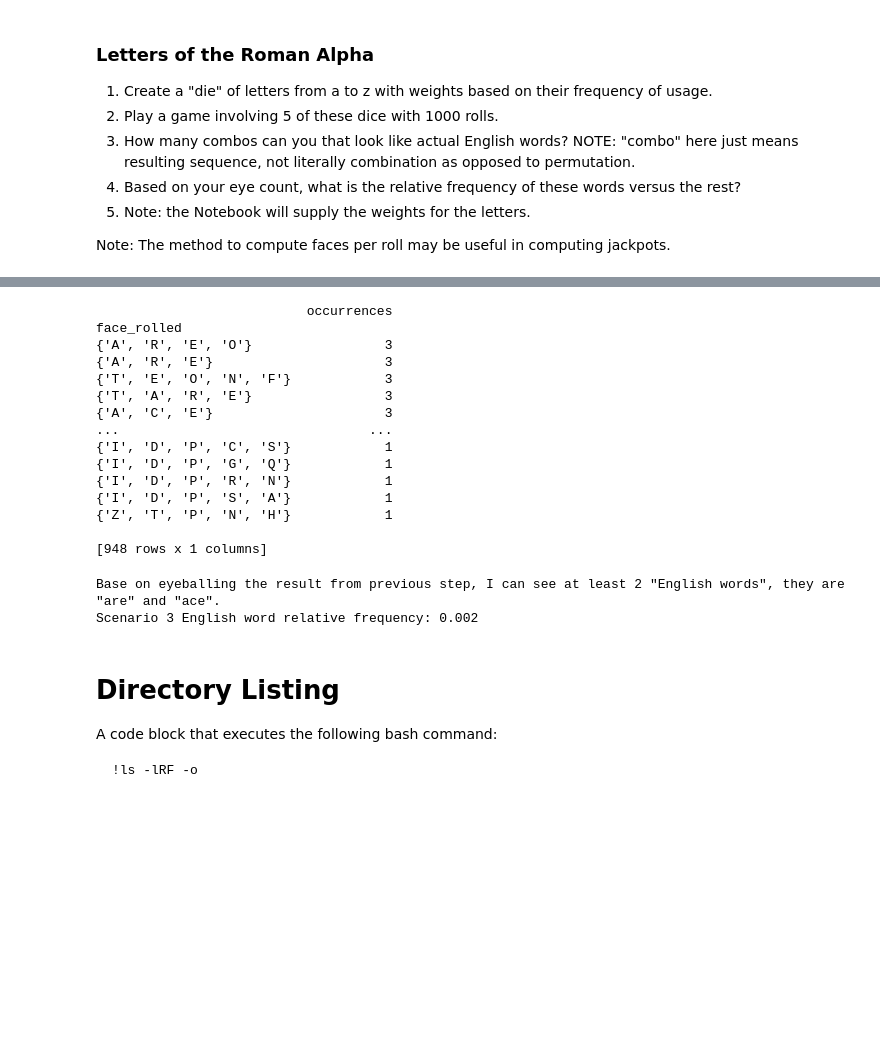
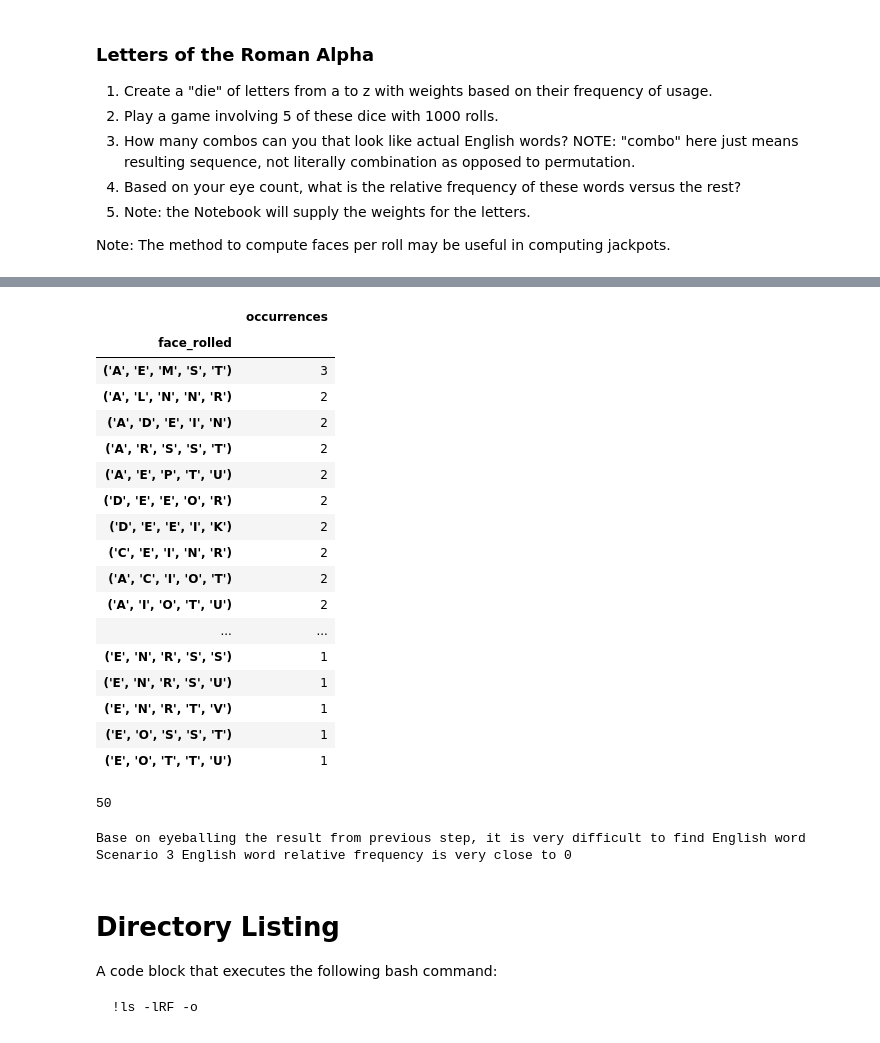
Before and after one commit to zeitgeistf/montecarlo, a Jupyter notebook: montecarlo_demo.ipynb, the cells around one changed output, grey strips where cells are left out. Drawn from its saved outputs; the diff is of its cells as text; code cells hidden in the pictures; blank space fills up the shorter version.

```diff
--- a/montecarlo_demo.ipynb
+++ b/montecarlo_demo.ipynb
@@ -1220,37 +1174,44 @@ s3_game = Game(dice=[
 s3_game.play(times=s3_rounds_of_play)
 # %%
 # STEP 3
+display_row_number = 50
+
 s3_analyzer = Analyzer(game=s3_game)
 s3_analyzer.calculate_combos()
 
 if DEBUG:
-    print(s3_analyzer.combos_df)
+    import pandas as pd
+    with pd.option_context('display.max_rows', None, 'display.max_columns', None, 'display.precision', 3):
+        display(s3_analyzer.combos_df, display_row_number)
 # %% [output]
+|  | occurrences |
+| face_rolled |  |
+| ('A', 'E', 'M', 'S', 'T') | 3 |
+| ('A', 'L', 'N', 'N', 'R') | 2 |
+| ('A', 'D', 'E', 'I', 'N') | 2 |
+| ('A', 'R', 'S', 'S', 'T') | 2 |
+| ('A', 'E', 'P', 'T', 'U') | 2 |
+| ('D', 'E', 'E', 'O', 'R') | 2 |
+| ('D', 'E', 'E', 'I', 'K') | 2 |
+| ('C', 'E', 'I', 'N', 'R') | 2 |
+| ('A', 'C', 'I', 'O', 'T') | 2 |
+| ('A', 'I', 'O', 'T', 'U') | 2 |
+| ... | ... |
+| ('E', 'N', 'R', 'S', 'S') | 1 |
+| ('E', 'N', 'R', 'S', 'U') | 1 |
+| ('E', 'N', 'R', 'T', 'V') | 1 |
+| ('E', 'O', 'S', 'S', 'T') | 1 |
+| ('E', 'O', 'T', 'T', 'U') | 1 |
-                           occurrences
-face_rolled
-{'A', 'R', 'E', 'O'}                 3
-{'A', 'R', 'E'}                      3
-{'T', 'E', 'O', 'N', 'F'}            3
-{'T', 'A', 'R', 'E'}                 3
-{'A', 'C', 'E'}                      3
-...                                ...
-{'I', 'D', 'P', 'C', 'S'}            1
-{'I', 'D', 'P', 'G', 'Q'}            1
-{'I', 'D', 'P', 'R', 'N'}            1
-{'I', 'D', 'P', 'S', 'A'}            1
-{'Z', 'T', 'P', 'N', 'H'}            1
-
-[948 rows x 1 columns]
+50
 # %%
 # STEP 4
-observation = "Base on eyeballing the result from previous step, I can see at least 2 \"English words\", they are \"are\" and \"ace\"."
+observation = "Base on eyeballing the result from previous step, it is very difficult to find English word"
 print(observation)
 
-s3_english_word_relative_freq = 2 / s3_rounds_of_play
-print(f'Scenario 3 English word relative frequency: {s3_english_word_relative_freq}')
+print(f'Scenario 3 English word relative frequency is very close to 0')
 # %% [output]
-Base on eyeballing the result from previous step, I can see at least 2 "English words", they are "are" and "ace".
-Scenario 3 English word relative frequency: 0.002
+Base on eyeballing the result from previous step, it is very difficult to find English word
+Scenario 3 English word relative frequency is very close to 0
 # %% [markdown]
 # Directory Listing
 
```
Also changed, not shown: parts of 11 cells of this notebook, 2 other files.
